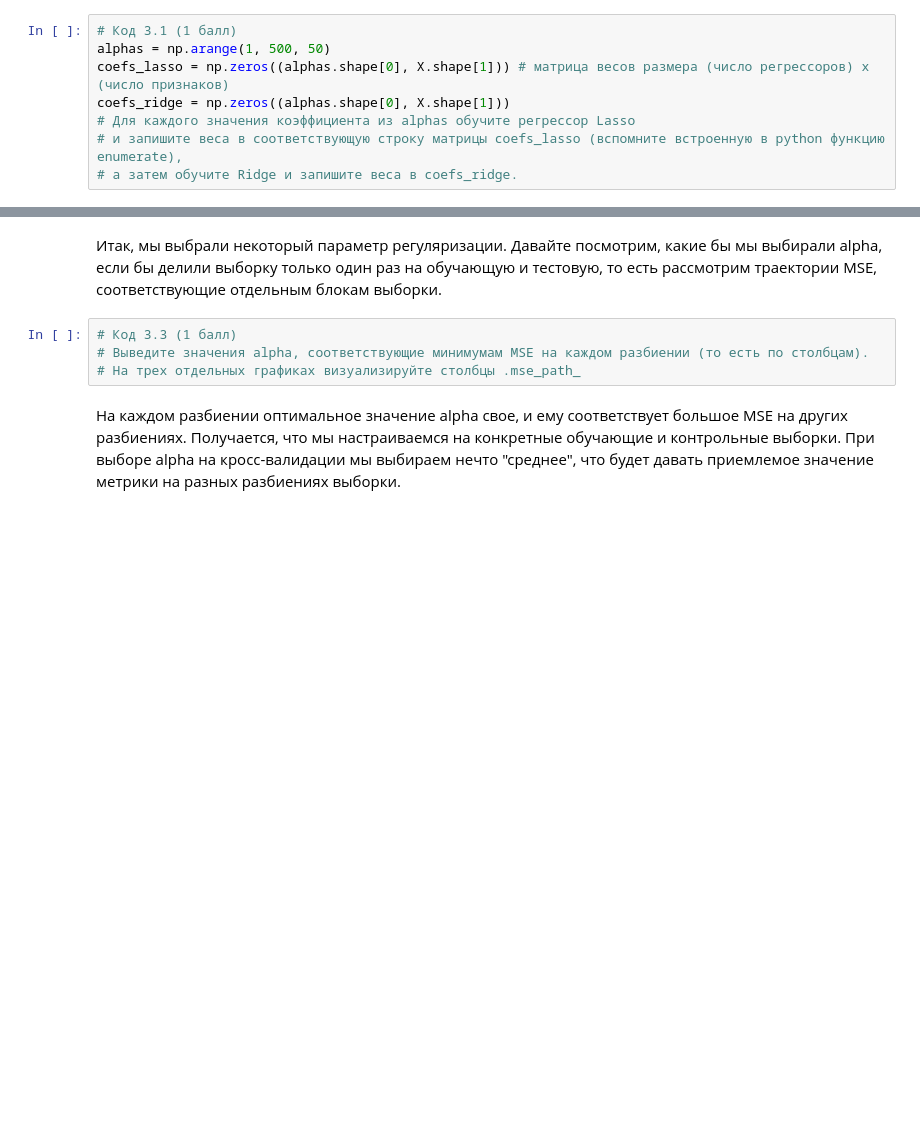
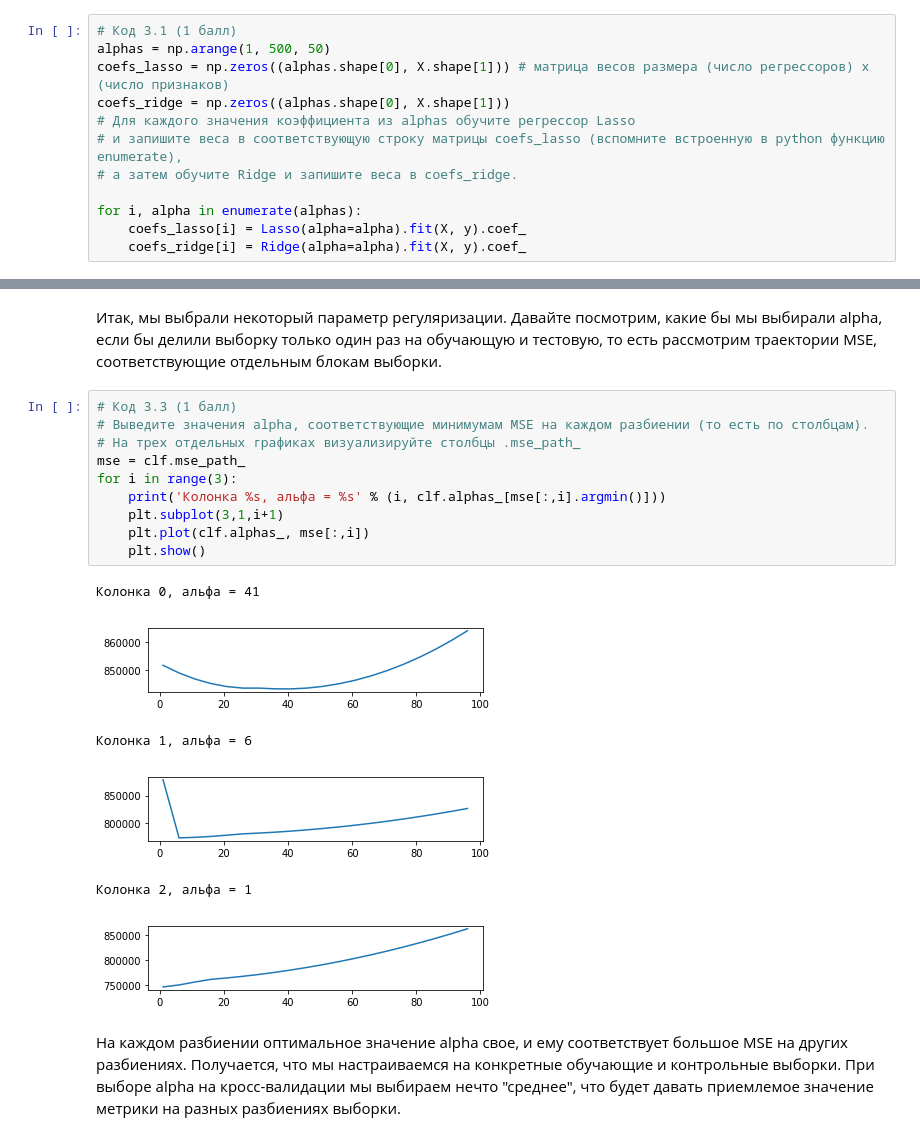
Before and after one commit to adrianoff/ml_coursera, a Jupyter notebook: curs2/week2/OverfittingTask.ipynb, the cells around one changed output, grey strips where cells are left out. Drawn from its saved outputs; the diff is of its cells as text; blank space fills up the shorter version.

```diff
--- a/curs2/week2/OverfittingTask.ipynb
+++ b/curs2/week2/OverfittingTask.ipynb
@@ -182,6 +230,10 @@ coefs_ridge = np.zeros((alphas.shape[0], X.shape[1]))
 # Для каждого значения коэффициента из alphas обучите регрессор Lasso
 # и запишите веса в соответствующую строку матрицы coefs_lasso (вспомните встроенную в python функцию enumerate),
 # а затем обучите Ridge и запишите веса в coefs_ridge.
+
+for i, alpha in enumerate(alphas):
+    coefs_lasso[i] = Lasso(alpha=alpha).fit(X, y).coef_
+    coefs_ridge[i] = Ridge(alpha=alpha).fit(X, y).coef_
 # %% [markdown]
 Визуализируем динамику весов при увеличении параметра регуляризации:
 # %%
@@ -237,7 +318,20 @@ alphas = np.arange(1, 100, 5)
 # %%
 # Код 3.3 (1 балл)
 # Выведите значения alpha, соответствующие минимумам MSE на каждом разбиении (то есть по столбцам).
 # На трех отдельных графиках визуализируйте столбцы .mse_path_
+mse = clf.mse_path_
+for i in range(3):
+    print('Колонка %s, альфа = %s' % (i, clf.alphas_[mse[:,i].argmin()]))
+    plt.subplot(3,1,i+1)
+    plt.plot(clf.alphas_, mse[:,i])
+    plt.show()
+# %% [output]
+Колонка 0, альфа = 41
+[figure, added]
+Колонка 1, альфа = 6
+[figure, added]
+Колонка 2, альфа = 1
+[figure, added]
 # %% [markdown]
 На каждом разбиении оптимальное значение alpha свое, и ему соответствует большое MSE на других разбиениях. Получается, что мы настраиваемся на конкретные обучающие и контрольные выборки. При выборе alpha на кросс-валидации мы выбираем нечто "среднее", что будет давать приемлемое значение метрики на разных разбиениях выборки.
 # %% [markdown]
```
Also changed, not shown: parts of 6 cells of this notebook.
